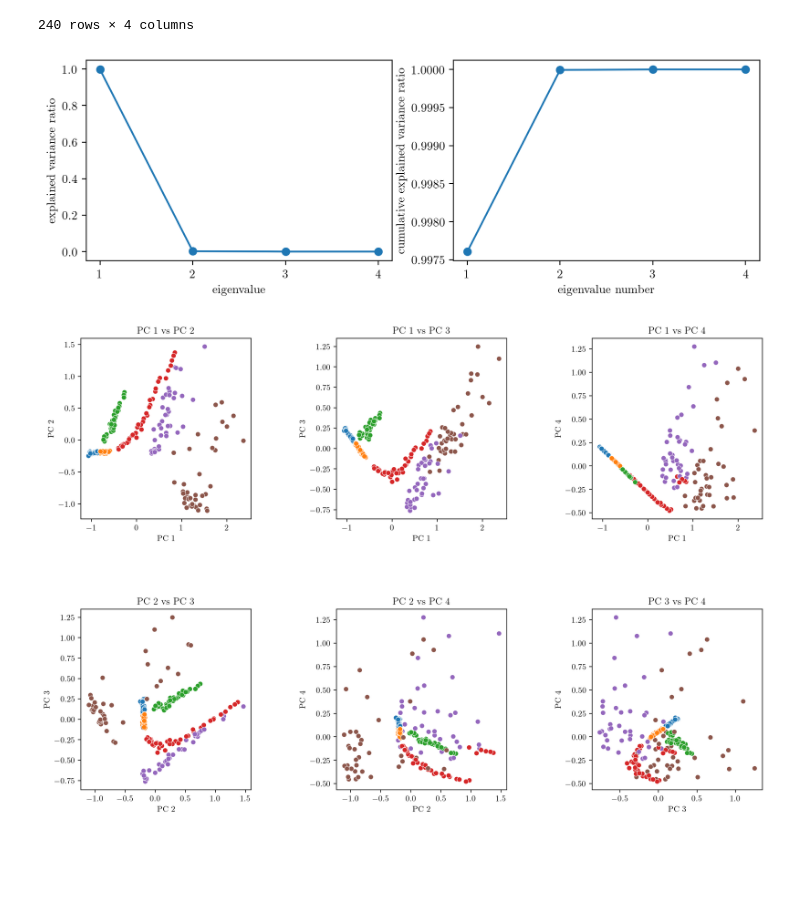
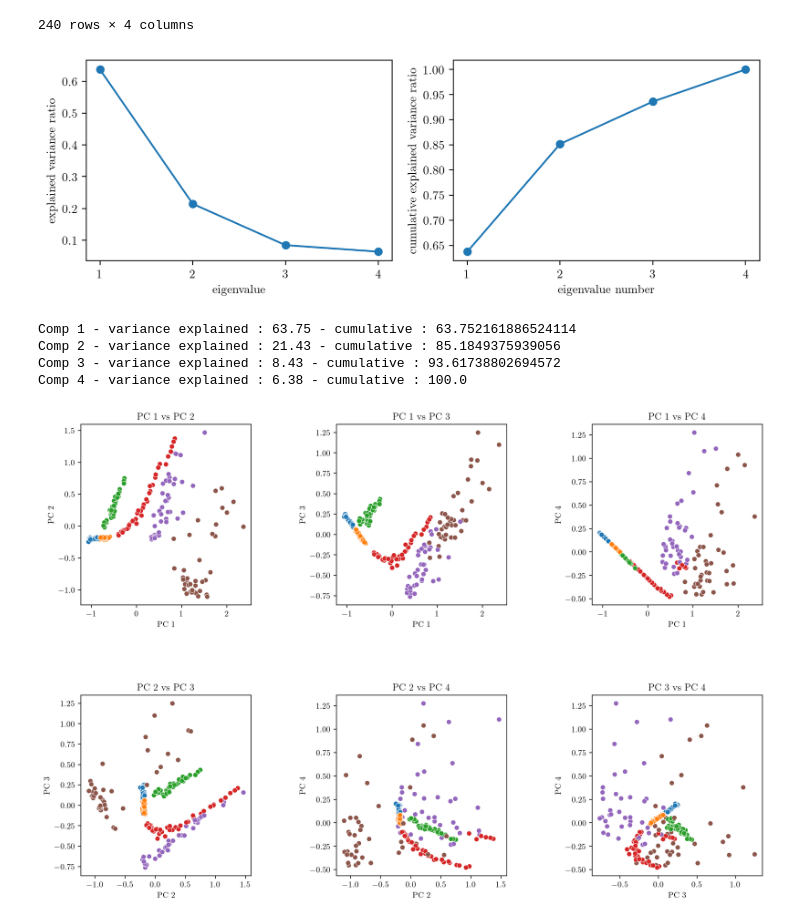
Before and after one commit to ludovicarbone/astrostatistics_bicocca_2024, a Jupyter notebook: working/L15_es.ipynb, the cells around one changed output. Cells and saved outputs as stored; diff of their text form; code cells hidden in the pictures; blank space fills up the shorter version.

```diff
--- a/working/L15_es.ipynb
+++ b/working/L15_es.ipynb
@@ -207,31 +215,39 @@ pca_my = PCA(n_components=n_components)
 pca_my.fit(my_stars_scaled)
 my_stars_sc_transformed = pca_my.transform(my_stars_scaled)
 # %%
-evals_my = pca.explained_variance_ratio_
+evals_my = pca_my.explained_variance_ratio_
 # Plot the results
 fig = plt.figure(figsize=(10, 3))
 
 ax = fig.add_subplot(121)
 
 ax.plot(range(1, n_components+1), evals_my)
 ax.scatter(range(1, n_components+1), evals_my)
 
 ax.set_xlabel("eigenvalue")
 ax.set_ylabel("explained variance ratio")
 ax.set_xticks(range(1, n_components+1))
 
 ax = fig.add_subplot(122)
 
 ax.plot(range(1, n_components+1), evals_my.cumsum())
 ax.scatter(range(1, n_components+1), evals_my.cumsum())
 ax.set_xticks(range(1, n_components+1))
 
 ax.set_xlabel("eigenvalue number")
 ax.set_ylabel("cumulative explained variance ratio")
 
 plt.show()
 # %% [output]
-[figure, old version]
+[figure, new version]
+# %%
+for idx, r in enumerate(evals_my):
+    print(f'Comp {idx+1} - variance explained : {100*r:.2f} - cumulative : {evals_my.cumsum()[idx]*100}')
+# %% [output]
+Comp 1 - variance explained : 63.75 - cumulative : 63.752161886524114
+Comp 2 - variance explained : 21.43 - cumulative : 85.1849375939056
+Comp 3 - variance explained : 8.43 - cumulative : 93.61738802694572
+Comp 4 - variance explained : 6.38 - cumulative : 100.0
 # %%
 fig, axs = plt.subplots(nrows=2, ncols=3, figsize=(15, 10))
 plt.subplots_adjust(hspace=0.5, wspace=0.5)
```
Also changed, not shown: parts of 10 cells of this notebook, 2 other files.
